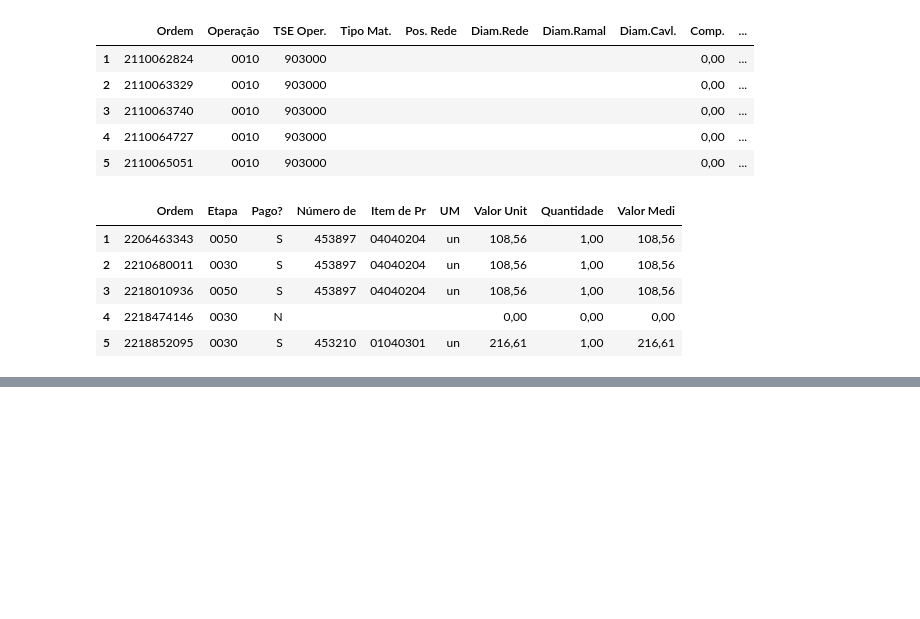
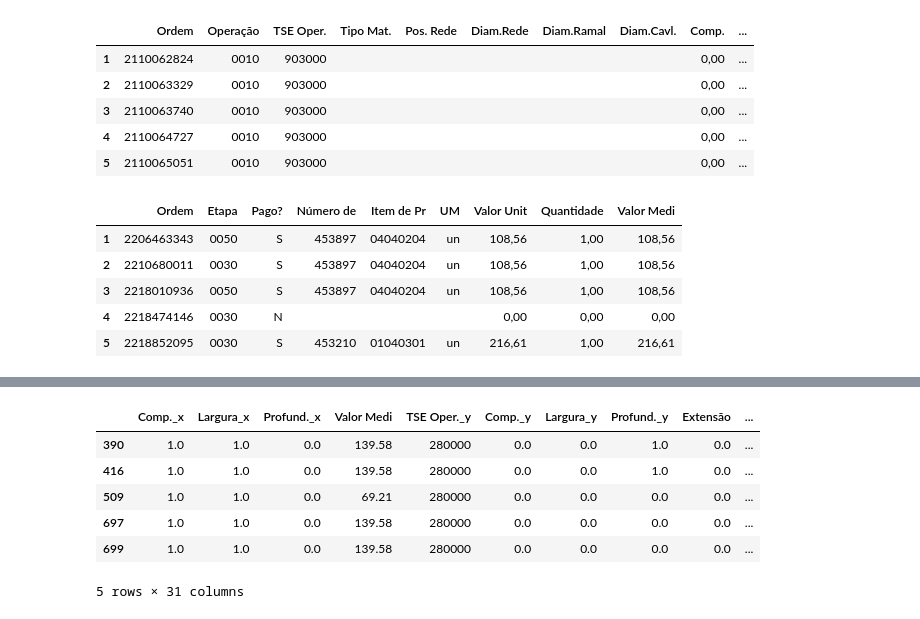
Before and after one commit to eeyamazaki/soebe, a Jupyter notebook: modelo_preditivo_soebe.ipynb, the cells around one changed output, grey strips where cells are left out. Cells and saved outputs as stored; diff of their text form; code cells hidden in the pictures; blank space fills up the shorter version.

```diff
--- a/modelo_preditivo_soebe.ipynb
+++ b/modelo_preditivo_soebe.ipynb
@@ -487,0 +582,5 @@ ValueError: ignored
+# %%
+# Removendo as variaveis desnecessarias:
+
+df.drop(['Ordem', 'Operação_x', 'StatSist_x', 'Operação_y', 'StatSist_y', 'StatUsuár._y'], axis=1, inplace=True)
+df.head()
@@ -487,0 +594,7 @@ ValueError: ignored
+# %%
+# Separando o dataframe de teste:
+# O dataframe de teste sera composto pelos servicos cujo estatos do usuario = EXEC ou NEXEC:
+
+mask = df['StatUsuár._x'].isin(['EXEC', 'NEXE'])
+teste = df[mask]
+teste.head()
@@ -487,0 +621,6 @@ ValueError: ignored
+# %%
+# Agora que separamos o que ja foi pago do que ainda esta pendente, podemos descartar essa variavel:
+
+teste.drop('StatUsuár._x', axis=1, inplace=True)
+
+treino.drop('StatUsuár._x', axis=1, inplace=True)
@@ -487,0 +662,20 @@ ValueError: ignored
+# %%
+#Variaveis com categoricas cardinalidade menor ou igual a 10, utilizamos o get_dummies:
+#BASE TESTE
+
+dum_teste = pd.get_dummies(teste,
+                    columns=['TSE Oper._x', 'Un. Adm.', 'Tipo Mat.', 'Pos. Rede',
+                             'Diam.Rede','Diam.Ramal', 'Diam.Cavl.', 'MND'],
+                    drop_first=True,
+                    prefix=['TSE', 'UnAdm', 'TipoMat', 'PosRede',
+                            'DRede', 'DRamal', 'DCav', 'MND'],
+                    prefix_sep='_')
+dum_teste.head()
+# %% [output]
+|  | Comp._x | Largura_x | Profund._x | Valor Medi | TSE Oper._y | Comp._y | Largura_y | Profund._y | Extensão | ... |
+| 390 | 1.0 | 1.0 | 0.0 | 139.58 | 280000 | 0.0 | 0.0 | 1.0 | 0.0 | ... |
+| 416 | 1.0 | 1.0 | 0.0 | 139.58 | 280000 | 0.0 | 0.0 | 1.0 | 0.0 | ... |
+| 509 | 1.0 | 1.0 | 0.0 | 69.21 | 280000 | 0.0 | 0.0 | 0.0 | 0.0 | ... |
+| 697 | 1.0 | 1.0 | 0.0 | 139.58 | 280000 | 0.0 | 0.0 | 0.0 | 0.0 | ... |
+| 699 | 1.0 | 1.0 | 0.0 | 139.58 | 280000 | 0.0 | 0.0 | 0.0 | 0.0 | ... |
+5 rows × 31 columns
```
Also changed, not shown: parts of 41 cells of this notebook.
